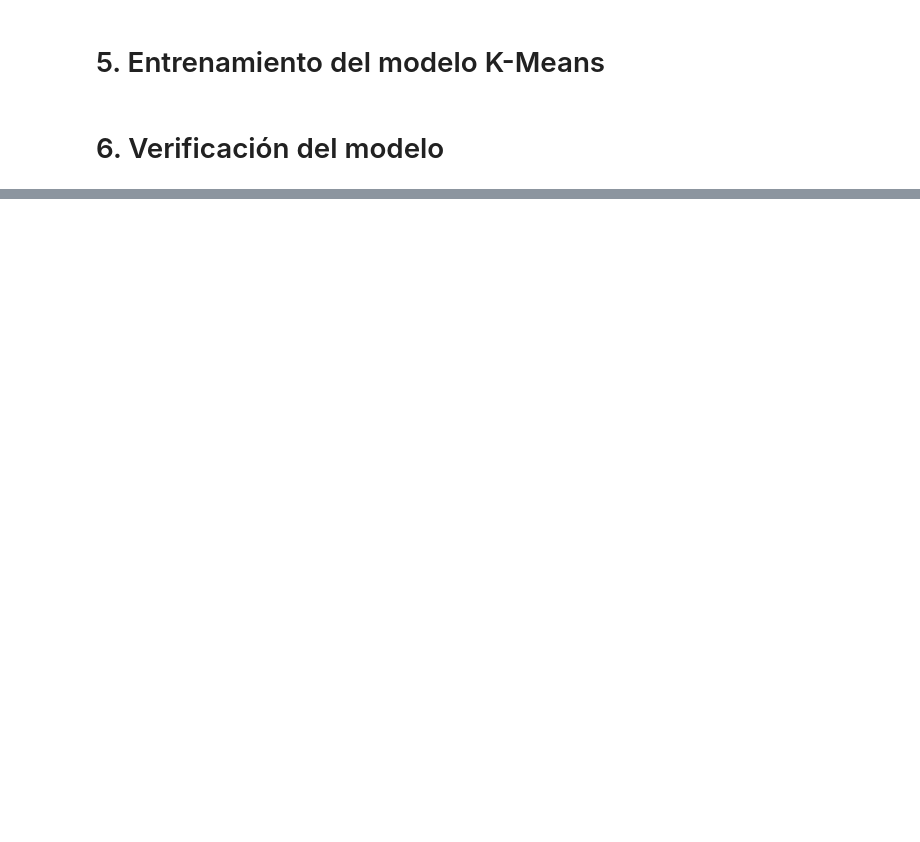
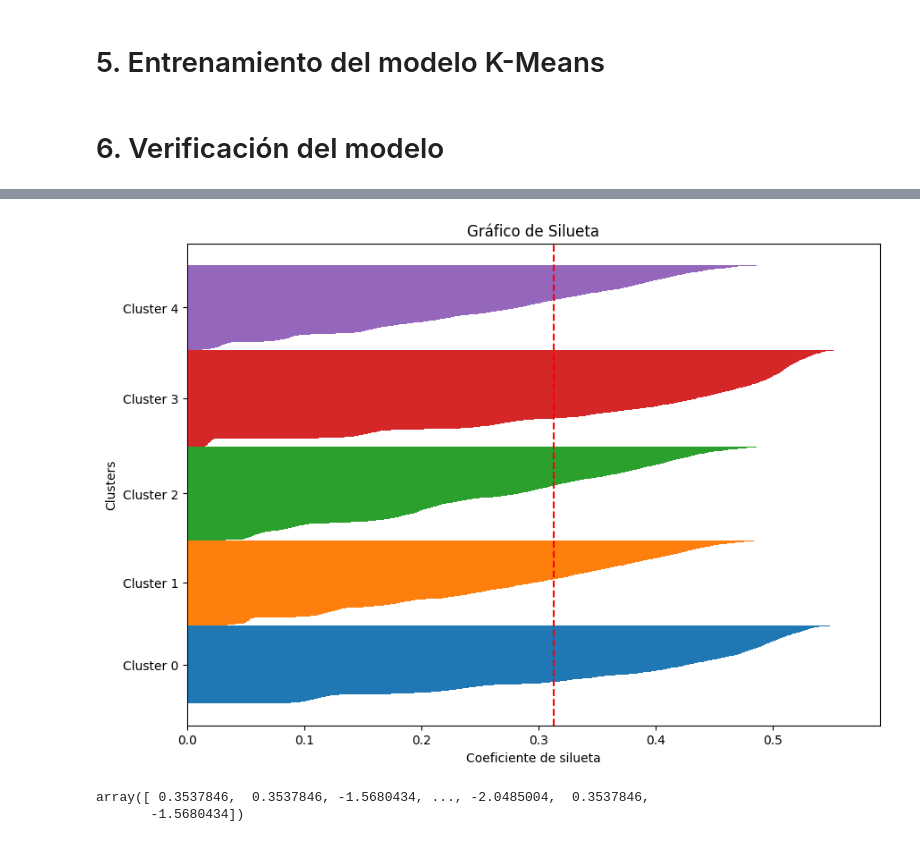
Before and after one commit to MiguelGG03/AprendizajeAutomatico_Caso5, a Jupyter notebook: nueva_prueba.ipynb, the cells around one changed output, grey strips where cells are left out. Drawn from its saved outputs; the diff is of its cells as text; code cells hidden in the pictures; blank space fills up the shorter version.

```diff
--- a/nueva_prueba.ipynb
+++ b/nueva_prueba.ipynb
@@ -10,5 +10,5 @@ import seaborn as sns
 # %% [markdown]
 # 1. Cargar los datos
 # %%
-ruta_al_archivo = 'datos_clientes.csv'  # Modifica según sea necesario
+ruta_al_archivo = 'datos_telecom_preprocesado.csv'  # Modifica según sea necesario
 data = pd.read_csv(ruta_al_archivo)
@@ -34,7 +25,7 @@ data_scaled = pd.DataFrame(scaler.fit_transform(data.select_dtypes(include=['num
 # 3. Selección de características
 # %%
 # Para simplificar, usamos todas las columnas numéricas
-X = data_scaled
+X = data.drop(columns=['ID'])
 # %% [markdown]
 # 4. Determinación del número óptimo de clusters
 # %%
@@ -65,3 +58,5 @@ n_clusters_optimo = 4  # Cambia según los gráficos
+# %%
+n_clusters_optimo = 5
 # %% [markdown]
 # 5. Entrenamiento del modelo K-Means
 # %%
@@ -113,0 +120,34 @@ print("Los datos segmentados y validados se han guardado en 'clientes_segmentado
+# %%
+from sklearn.metrics import silhouette_samples
+
+# Función para graficar las siluetas
+def plot_silhouette(X, labels, n_clusters):
+    silhouette_vals = silhouette_samples(X, labels)
+    y_lower, y_upper = 0, 0
+    yticks = []
+
+    plt.figure(figsize=(10, 7))
+    for i in range(n_clusters):
+        cluster_silhouette_vals = silhouette_vals[labels == i]
+        cluster_silhouette_vals.sort()
+        y_upper += len(cluster_silhouette_vals)
+        plt.barh(range(y_lower, y_upper), cluster_silhouette_vals, edgecolor='none', height=1)
+        yticks.append((y_lower + y_upper) / 2)
+        y_lower += len(cluster_silhouette_vals)
+
+    plt.axvline(silhouette_avg, color="red", linestyle="--")
+    plt.yticks(yticks, [f'Cluster {i}' for i in range(n_clusters)])
+    plt.ylabel("Clusters")
+    plt.xlabel("Coeficiente de silueta")
+    plt.title("Gráfico de Silueta")
+    plt.show()
+# %%
+# Graficar las siluetas
+plot_silhouette(X, data['Cluster'].values, n_clusters_optimo)
+# %% [output]
+[figure, added]
+# %%
+data['Campanna_anno'].values
+# %% [output]
+array([ 0.3537846,  0.3537846, -1.5680434, ..., -2.0485004,  0.3537846,
+       -1.5680434])
```
Also changed, not shown: parts of 13 cells of this notebook, 3 other files.
